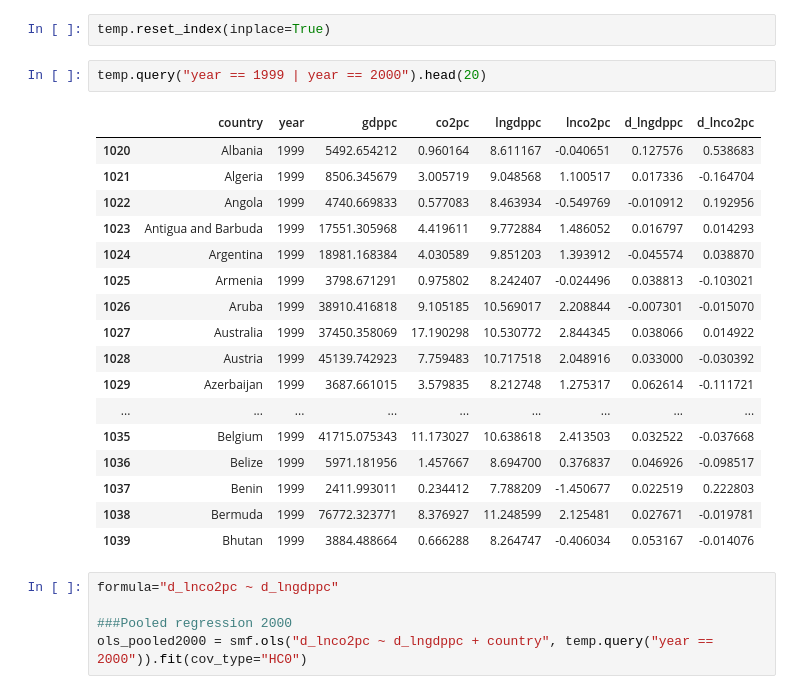
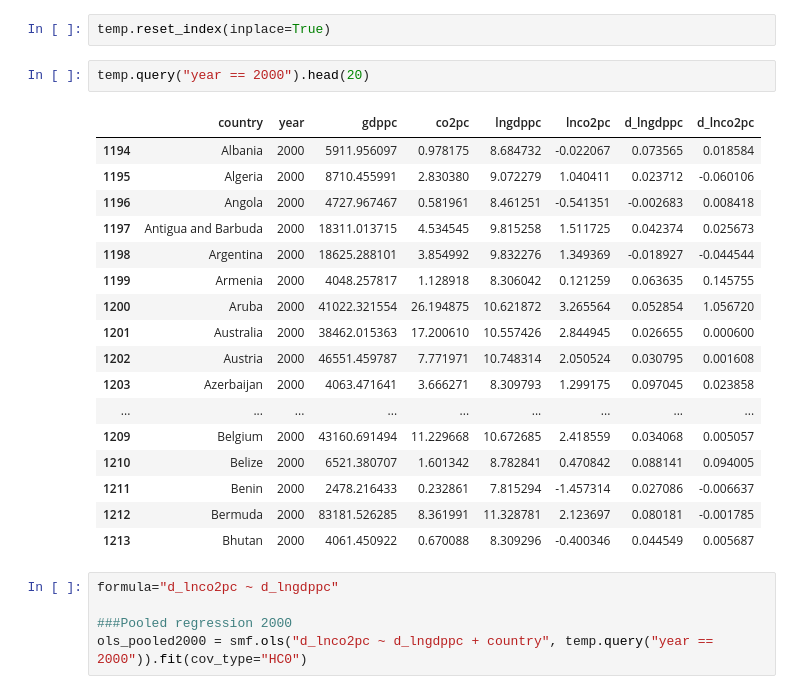
Before and after one commit to Swdenis/CO2emissions-GDP, a Jupyter notebook: code_2.ipynb, the cells around one changed output. Drawn from its saved outputs; the diff is of its cells as text.

```diff
--- a/code_2.ipynb
+++ b/code_2.ipynb
@@ -238,25 +240,25 @@ dtype: int64
 # %%
 temp.reset_index(inplace=True)
 # %%
-temp.query("year == 1999 | year == 2000").head(20)
+temp.query("year == 2000").head(20)
 # %% [output]
 |  | country | year | gdppc | co2pc | lngdppc | lnco2pc | d_lngdppc | d_lnco2pc |
-| 1020 | Albania | 1999 | 5492.654212 | 0.960164 | 8.611167 | -0.040651 | 0.127576 | 0.538683 |
-| 1021 | Algeria | 1999 | 8506.345679 | 3.005719 | 9.048568 | 1.100517 | 0.017336 | -0.164704 |
-| 1022 | Angola | 1999 | 4740.669833 | 0.577083 | 8.463934 | -0.549769 | -0.010912 | 0.192956 |
-| 1023 | Antigua and Barbuda | 1999 | 17551.305968 | 4.419611 | 9.772884 | 1.486052 | 0.016797 | 0.014293 |
-| 1024 | Argentina | 1999 | 18981.168384 | 4.030589 | 9.851203 | 1.393912 | -0.045574 | 0.038870 |
-| 1025 | Armenia | 1999 | 3798.671291 | 0.975802 | 8.242407 | -0.024496 | 0.038813 | -0.103021 |
-| 1026 | Aruba | 1999 | 38910.416818 | 9.105185 | 10.569017 | 2.208844 | -0.007301 | -0.015070 |
-| 1027 | Australia | 1999 | 37450.358069 | 17.190298 | 10.530772 | 2.844345 | 0.038066 | 0.014922 |
-| 1028 | Austria | 1999 | 45139.742923 | 7.759483 | 10.717518 | 2.048916 | 0.033000 | -0.030392 |
-| 1029 | Azerbaijan | 1999 | 3687.661015 | 3.579835 | 8.212748 | 1.275317 | 0.062614 | -0.111721 |
+| 1194 | Albania | 2000 | 5911.956097 | 0.978175 | 8.684732 | -0.022067 | 0.073565 | 0.018584 |
+| 1195 | Algeria | 2000 | 8710.455991 | 2.830380 | 9.072279 | 1.040411 | 0.023712 | -0.060106 |
+| 1196 | Angola | 2000 | 4727.967467 | 0.581961 | 8.461251 | -0.541351 | -0.002683 | 0.008418 |
+| 1197 | Antigua and Barbuda | 2000 | 18311.013715 | 4.534545 | 9.815258 | 1.511725 | 0.042374 | 0.025673 |
+| 1198 | Argentina | 2000 | 18625.288101 | 3.854992 | 9.832276 | 1.349369 | -0.018927 | -0.044544 |
+| 1199 | Armenia | 2000 | 4048.257817 | 1.128918 | 8.306042 | 0.121259 | 0.063635 | 0.145755 |
+| 1200 | Aruba | 2000 | 41022.321554 | 26.194875 | 10.621872 | 3.265564 | 0.052854 | 1.056720 |
+| 1201 | Australia | 2000 | 38462.015363 | 17.200610 | 10.557426 | 2.844945 | 0.026655 | 0.000600 |
+| 1202 | Austria | 2000 | 46551.459787 | 7.771971 | 10.748314 | 2.050524 | 0.030795 | 0.001608 |
+| 1203 | Azerbaijan | 2000 | 4063.471641 | 3.666271 | 8.309793 | 1.299175 | 0.097045 | 0.023858 |
 | ... | ... | ... | ... | ... | ... | ... | ... | ... |
-| 1035 | Belgium | 1999 | 41715.075343 | 11.173027 | 10.638618 | 2.413503 | 0.032522 | -0.037668 |
-| 1036 | Belize | 1999 | 5971.181956 | 1.457667 | 8.694700 | 0.376837 | 0.046926 | -0.098517 |
-| 1037 | Benin | 1999 | 2411.993011 | 0.234412 | 7.788209 | -1.450677 | 0.022519 | 0.222803 |
-| 1038 | Bermuda | 1999 | 76772.323771 | 8.376927 | 11.248599 | 2.125481 | 0.027671 | -0.019781 |
-| 1039 | Bhutan | 1999 | 3884.488664 | 0.666288 | 8.264747 | -0.406034 | 0.053167 | -0.014076 |
+| 1209 | Belgium | 2000 | 43160.691494 | 11.229668 | 10.672685 | 2.418559 | 0.034068 | 0.005057 |
+| 1210 | Belize | 2000 | 6521.380707 | 1.601342 | 8.782841 | 0.470842 | 0.088141 | 0.094005 |
+| 1211 | Benin | 2000 | 2478.216433 | 0.232861 | 7.815294 | -1.457314 | 0.027086 | -0.006637 |
+| 1212 | Bermuda | 2000 | 83181.526285 | 8.361991 | 11.328781 | 2.123697 | 0.080181 | -0.001785 |
+| 1213 | Bhutan | 2000 | 4061.450922 | 0.670088 | 8.309296 | -0.400346 | 0.044549 | 0.005687 |
 # %%
 formula="d_lnco2pc ~ d_lngdppc"
 
```
Also changed, not shown: parts of 17 cells of this notebook.
